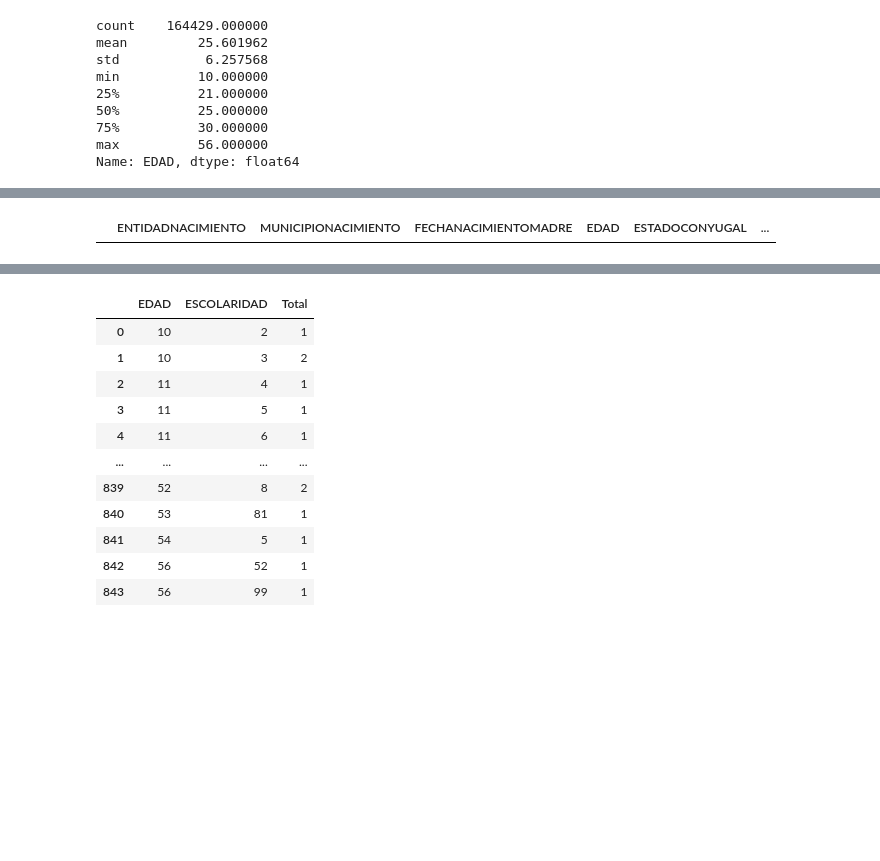
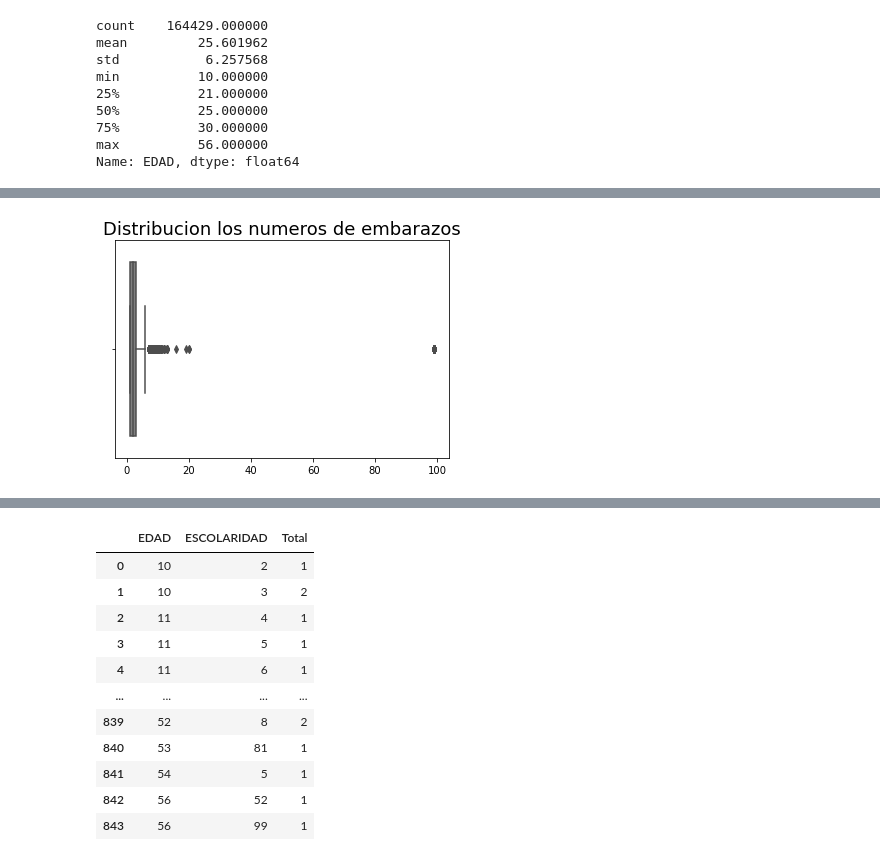
Before and after one commit to benjalm21/ProyectoFinal_IC, a Jupyter notebook: Limpieza de datos.ipynb, the cells around one changed output, grey strips where cells are left out. Drawn from its saved outputs; the diff is of its cells as text; code cells hidden in the pictures; blank space fills up the shorter version.

```diff
--- a/Limpieza de datos.ipynb
+++ b/Limpieza de datos.ipynb
@@ -215,4 +217,8 @@ _ = boxplot.set_xlabel('', fontsize = 15)
-# %%
-TotalNacimientosSonora[TotalNacimientosSonora['EDAD']==0]
-# %% [output]
-|  | ENTIDADNACIMIENTO | MUNICIPIONACIMIENTO | FECHANACIMIENTOMADRE | EDAD | ESTADOCONYUGAL | ... |
+# %%
+boxplot = sns.boxplot(
+        x=TotalNacimientosSonora.NUMEROEMBARAZOS,
+        color='GRAY')
+boxplot.set_title('Distribucion los numeros de embarazos', fontsize = 18)
+_ = boxplot.set_xlabel('', fontsize = 15)
+# %% [output]
+[figure, added]
```
Also changed, not shown: parts of 17 cells of this notebook, 2 other files.
